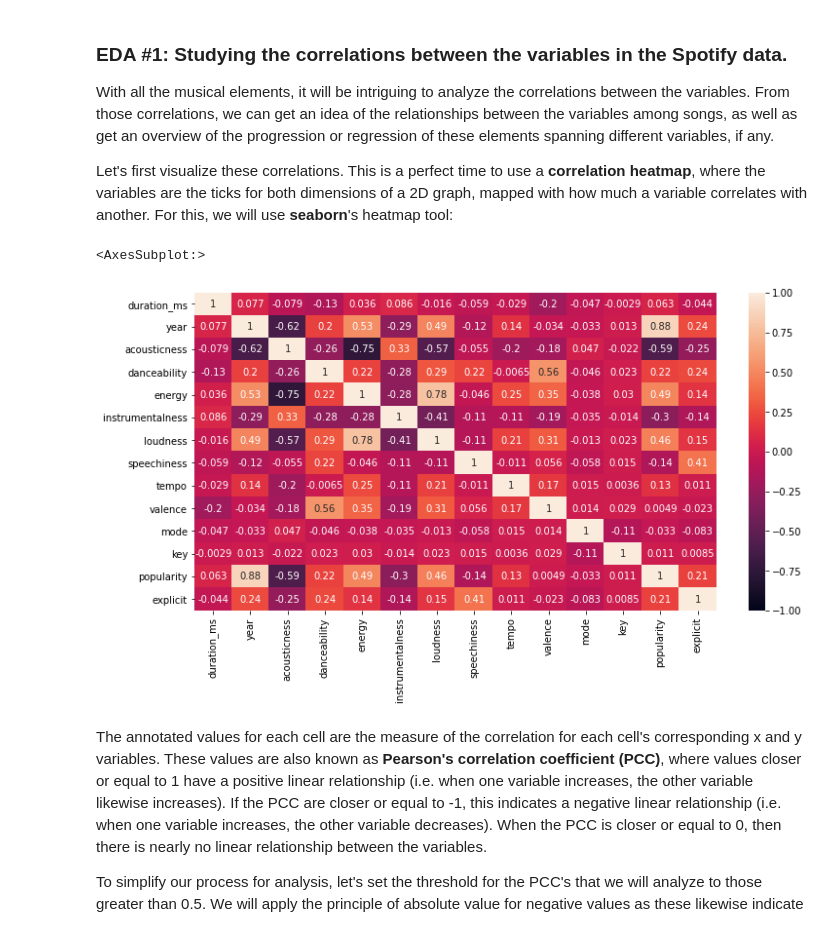
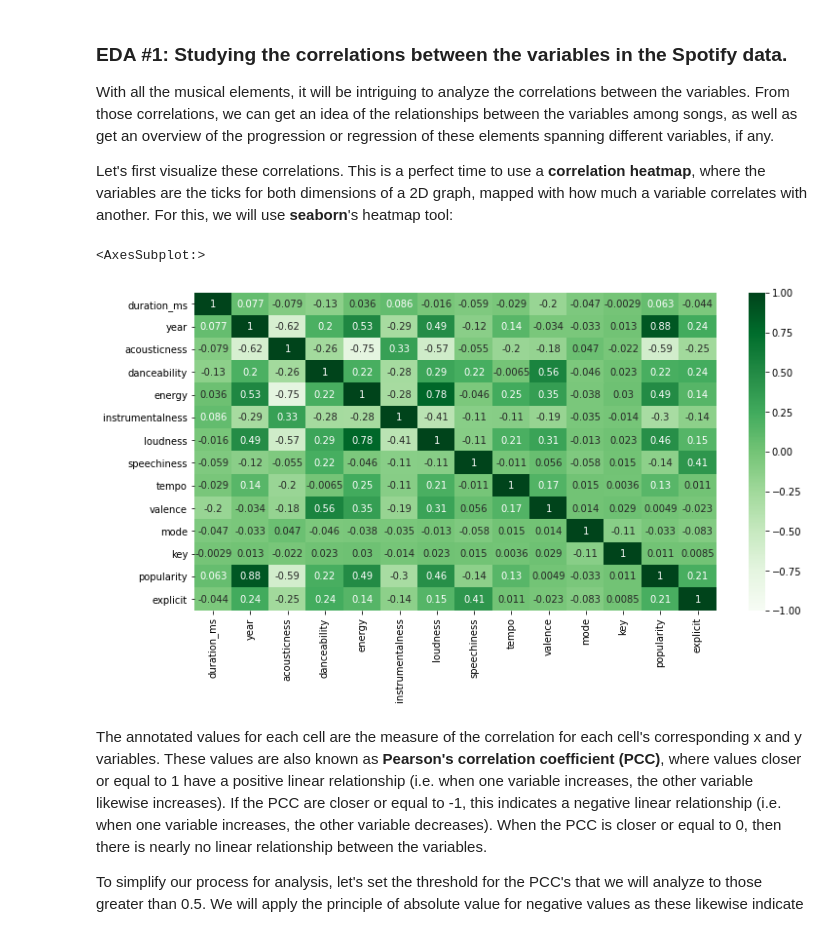
Before and after one commit to gabminamedez/spotify-data, a Jupyter notebook: Spotify Data.ipynb, the cells around one changed output. Cells and saved outputs as stored; diff of their text form; code cells hidden in the pictures.

Commit message:
Changed heatmap color'

```diff
--- a/Spotify Data.ipynb
+++ b/Spotify Data.ipynb
@@ -170,10 +170,10 @@ With all the musical elements, it will be intriguing to analyze the correlations
 Let's first visualize these correlations. This is a perfect time to use a **correlation heatmap**, where the variables are the ticks for both dimensions of a 2D graph, mapped with how much a variable correlates with another. For this, we will use **seaborn**'s heatmap tool:
 # %%
 plt.figure(figsize=(12, 6))
-sns.heatmap(main_df.corr(), vmin=-1, vmax=1, annot=True)
+sns.heatmap(main_df.corr(), vmin=-1, vmax=1, annot=True, cmap="Greens")
 # %% [output]
 <AxesSubplot:>
-[figure, old version]
+[figure, new version]
 # %% [markdown]
 The annotated values for each cell are the measure of the correlation for each cell's corresponding x and y variables. These values are also known as **Pearson's correlation coefficient (PCC)**, where values closer or equal to 1 have a positive linear relationship (i.e. when one variable increases, the other variable likewise increases). If the PCC are closer or equal to -1, this indicates a negative linear relationship (i.e. when one variable increases, the other variable decreases). When the PCC is closer or equal to 0, then there is nearly no linear relationship between the variables.
 
```
Also changed, not shown: 1 other file.
